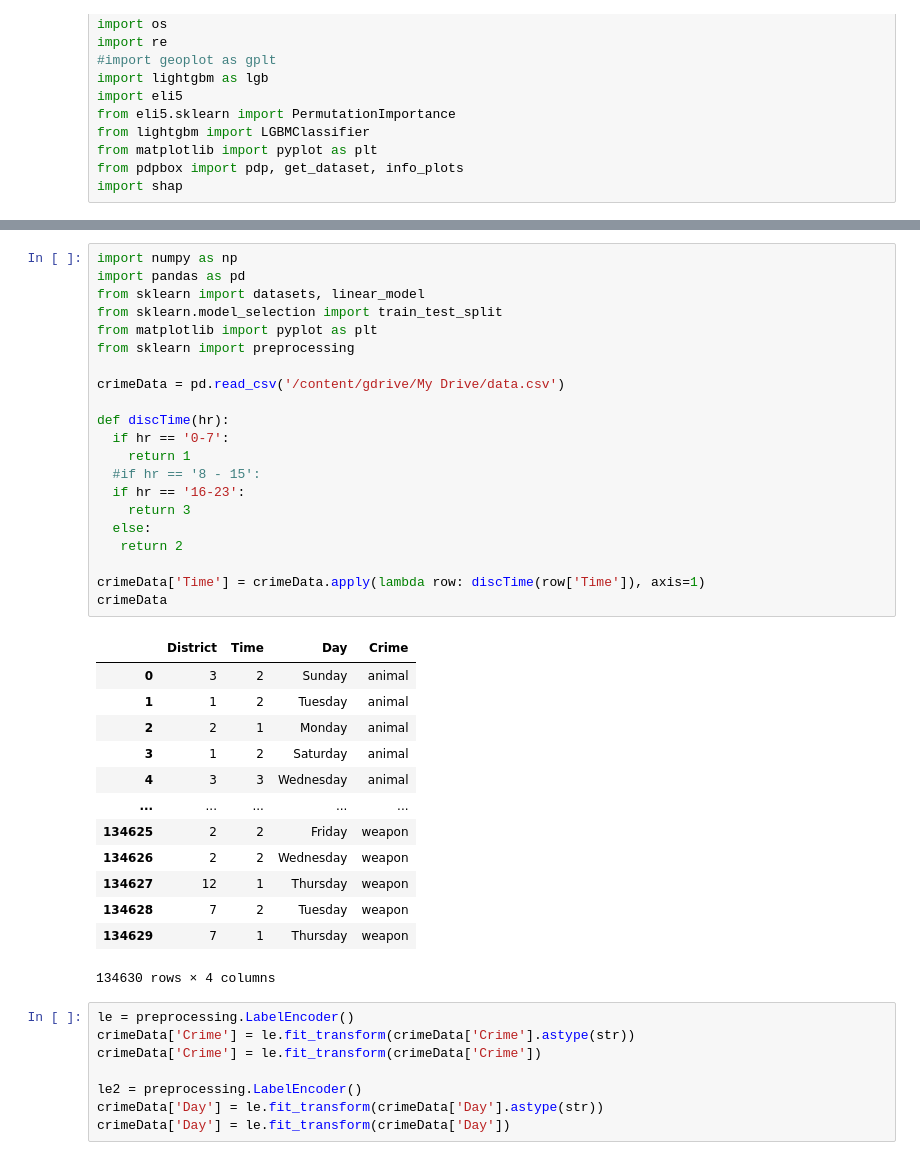
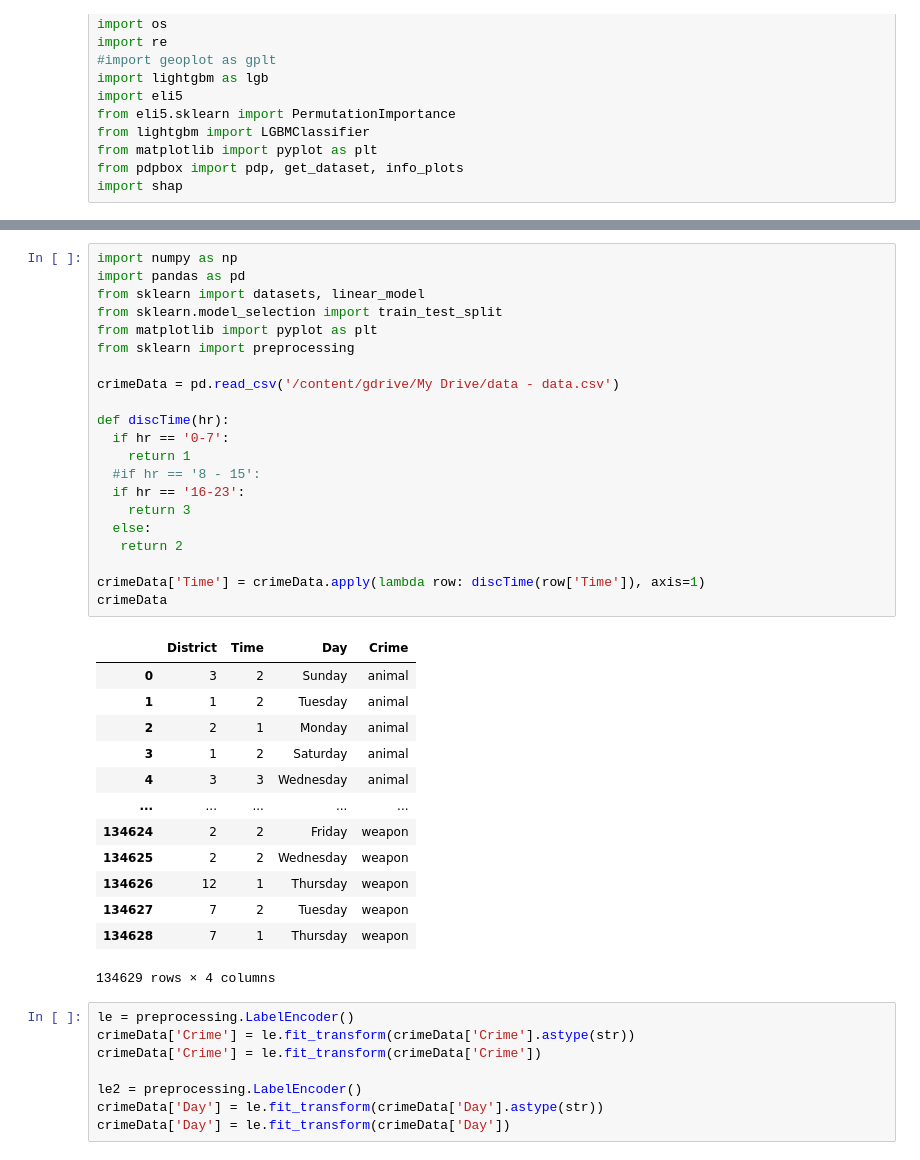
Before and after one commit to arham23/GainesvilleCrimeAnalysis, a Jupyter notebook: GainesvilleCrimeAnalysis.ipynb, the cells around one changed output, grey strips where cells are left out. Drawn from its saved outputs; the diff is of its cells as text.

```diff
--- a/GainesvilleCrimeAnalysis.ipynb
+++ b/GainesvilleCrimeAnalysis.ipynb
@@ -232,38 +154,38 @@ gville
 # %%
 import numpy as np
 import pandas as pd
 from sklearn import datasets, linear_model
 from sklearn.model_selection import train_test_split
 from matplotlib import pyplot as plt
 from sklearn import preprocessing
 
-crimeData = pd.read_csv('/content/gdrive/My Drive/data.csv')
+crimeData = pd.read_csv('/content/gdrive/My Drive/data - data.csv')
 
 def discTime(hr):
   if hr == '0-7':
     return 1
   #if hr == '8 - 15':
   if hr == '16-23':
     return 3
   else:
    return 2
 
 crimeData['Time'] = crimeData.apply(lambda row: discTime(row['Time']), axis=1)
 crimeData
 # %% [output]
 |  | District | Time | Day | Crime |
 | 0 | 3 | 2 | Sunday | animal |
 | 1 | 1 | 2 | Tuesday | animal |
 | 2 | 2 | 1 | Monday | animal |
 | 3 | 1 | 2 | Saturday | animal |
 | 4 | 3 | 3 | Wednesday | animal |
 | ... | ... | ... | ... | ... |
-| 134625 | 2 | 2 | Friday | weapon |
-| 134626 | 2 | 2 | Wednesday | weapon |
-| 134627 | 12 | 1 | Thursday | weapon |
-| 134628 | 7 | 2 | Tuesday | weapon |
-| 134629 | 7 | 1 | Thursday | weapon |
+| 134624 | 2 | 2 | Friday | weapon |
+| 134625 | 2 | 2 | Wednesday | weapon |
+| 134626 | 12 | 1 | Thursday | weapon |
+| 134627 | 7 | 2 | Tuesday | weapon |
+| 134628 | 7 | 1 | Thursday | weapon |
-134630 rows × 4 columns
+134629 rows × 4 columns
 # %%
 le = preprocessing.LabelEncoder()
 crimeData['Crime'] = le.fit_transform(crimeData['Crime'].astype(str))
```
Also changed, not shown: parts of 14 cells of this notebook.
